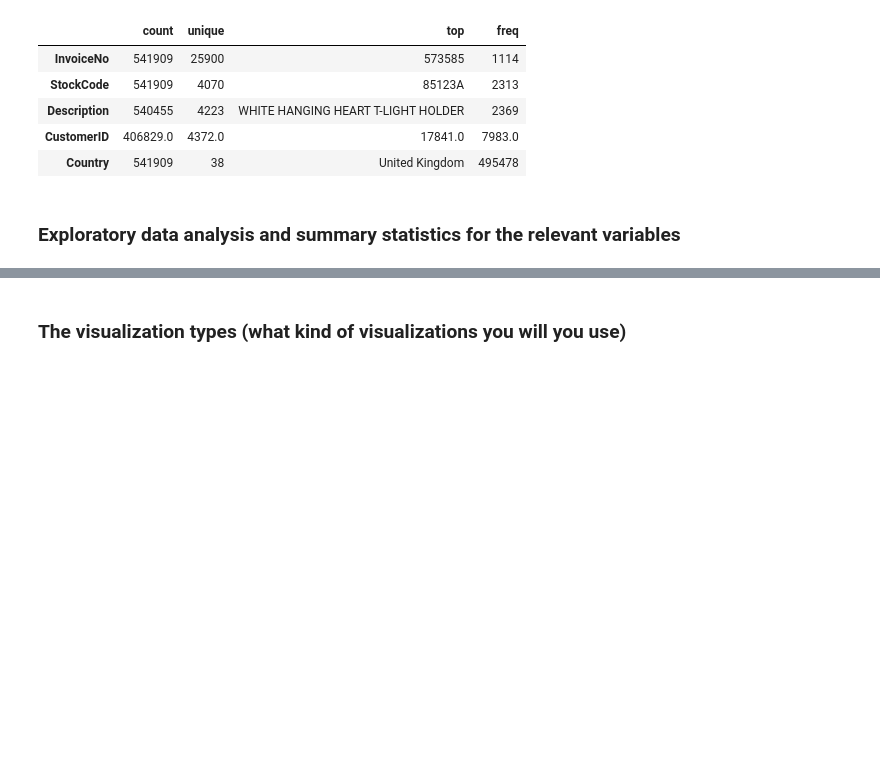
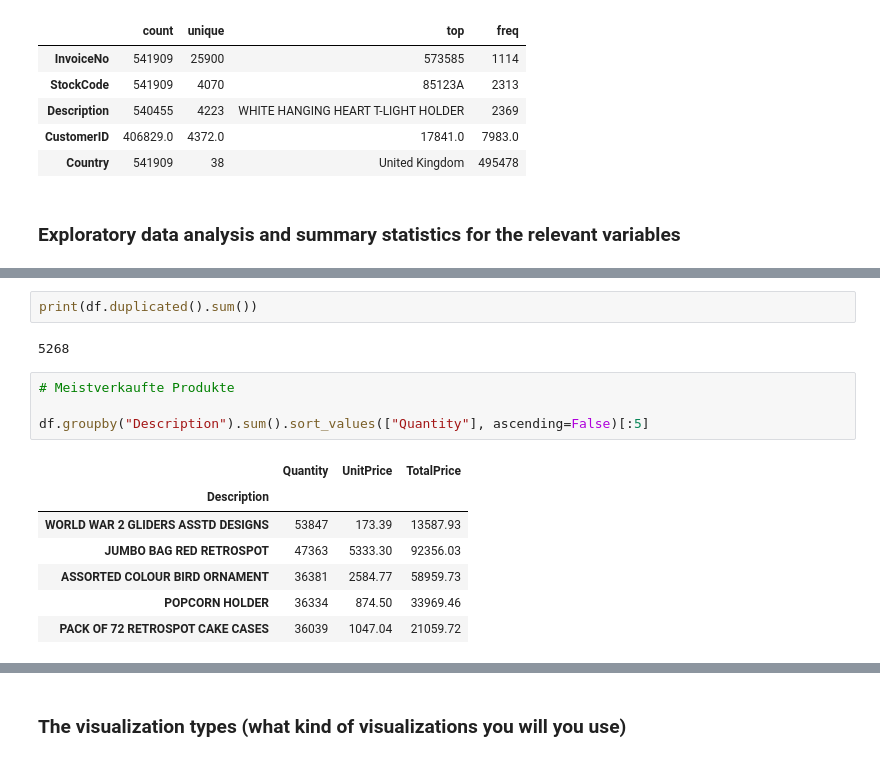
Before and after one commit to ArditFazliu/Analytics-und-Data-Storytelling, a Jupyter notebook: references/project-proposal.ipynb, the cells around one changed output, grey strips where cells are left out. Cells and saved outputs as stored; diff of their text form; blank space fills up the shorter version.

```diff
--- a/references/project-proposal.ipynb
+++ b/references/project-proposal.ipynb
@@ -184,0 +213,16 @@ df.describe(include=[object,"category"]).T
+# %%
+print(df.duplicated().sum())
+# %% [output]
+5268
+# %%
+# Meistverkaufte Produkte
+
+df.groupby("Description").sum().sort_values(["Quantity"], ascending=False)[:5]
+# %% [output]
+|  | Quantity | UnitPrice | TotalPrice |
+| Description |  |  |  |
+| WORLD WAR 2 GLIDERS ASSTD DESIGNS | 53847 | 173.39 | 13587.93 |
+| JUMBO BAG RED RETROSPOT | 47363 | 5333.30 | 92356.03 |
+| ASSORTED COLOUR BIRD ORNAMENT | 36381 | 2584.77 | 58959.73 |
+| POPCORN HOLDER | 36334 | 874.50 | 33969.46 |
+| PACK OF 72 RETROSPOT CAKE CASES | 36039 | 1047.04 | 21059.72 |
```
Also changed, not shown: parts of 8 cells of this notebook.
